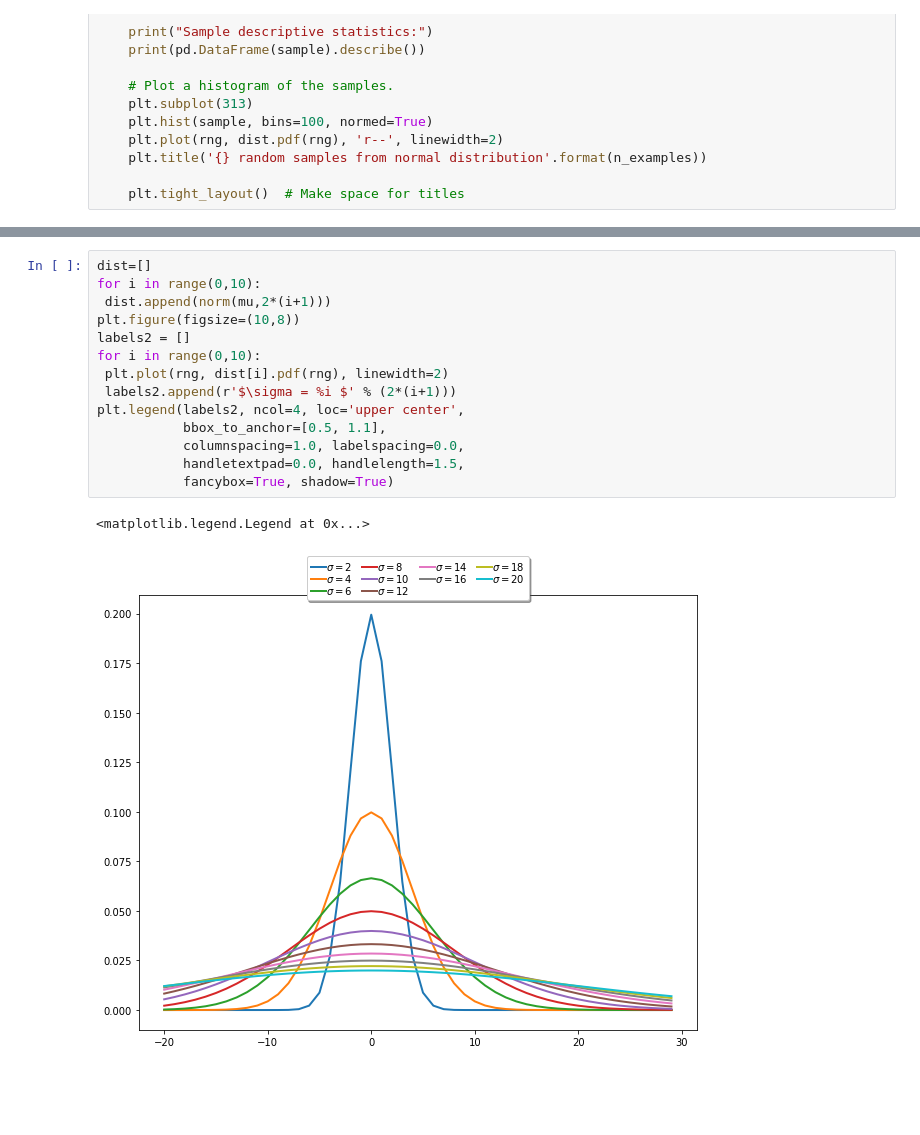
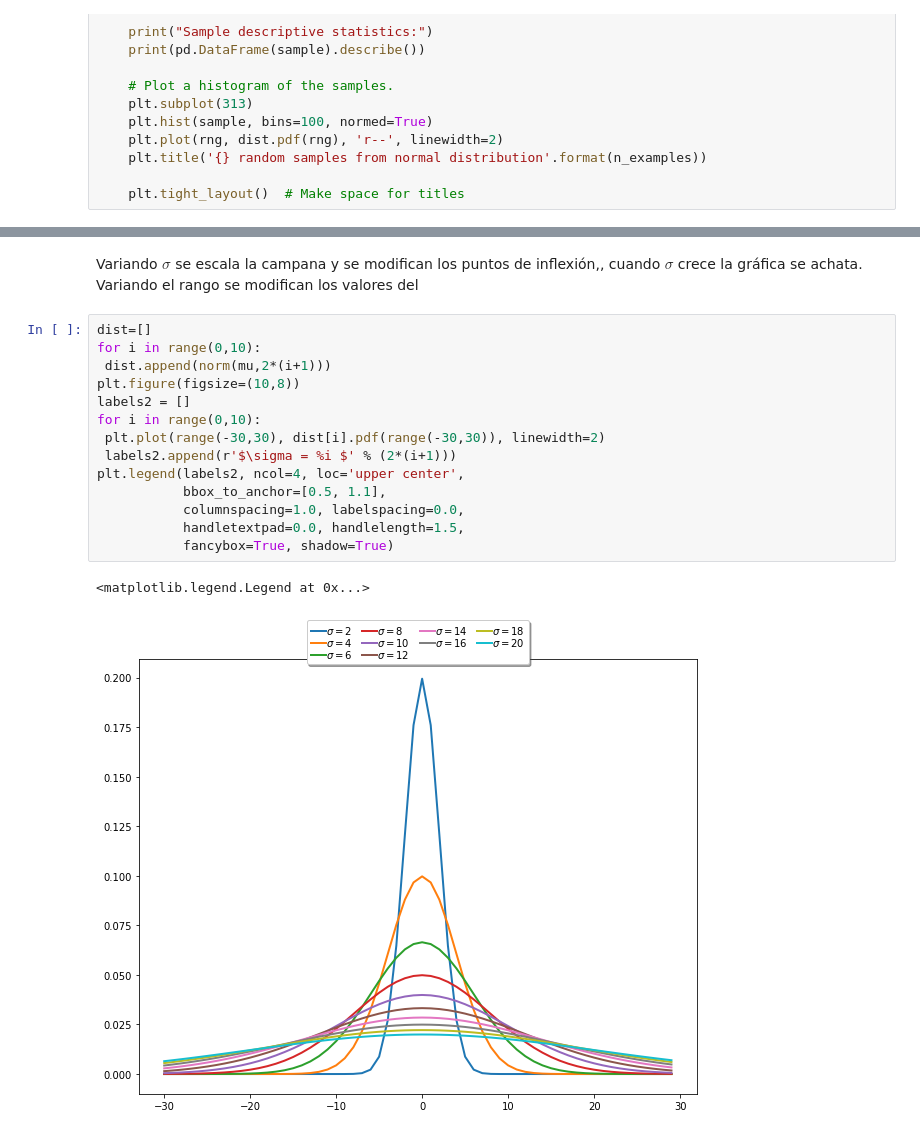
Before and after one commit to MaxAVF/DiplodatosVisualizacion, a Jupyter notebook: Tarea integradora - parte 2.ipynb, the cells around one changed output, grey strips where cells are left out. Drawn from its saved outputs; the diff is of its cells as text; blank space fills up the shorter version.

```diff
--- a/Tarea integradora - parte 2.ipynb
+++ b/Tarea integradora - parte 2.ipynb
@@ -144,17 +147,20 @@ plt.legend(labels, ncol=4, loc='upper center',
+# %% [markdown]
+Variando $\sigma$ se escala la campana y se modifican los puntos de inflexión,, cuando $\sigma$ crece la gráfica se achata.
+Variando el rango se modifican los valores del
 # %%
 dist=[]
 for i in range(0,10):
  dist.append(norm(mu,2*(i+1)))
 plt.figure(figsize=(10,8))
 labels2 = []
 for i in range(0,10):
- plt.plot(rng, dist[i].pdf(rng), linewidth=2)
+ plt.plot(range(-30,30), dist[i].pdf(range(-30,30)), linewidth=2)
  labels2.append(r'$\sigma = %i $' % (2*(i+1)))
 plt.legend(labels2, ncol=4, loc='upper center',
            bbox_to_anchor=[0.5, 1.1],
            columnspacing=1.0, labelspacing=0.0,
            handletextpad=0.0, handlelength=1.5,
            fancybox=True, shadow=True)
 # %% [output]
 <matplotlib.legend.Legend at 0x...>
-[figure, old version]
+[figure, new version]
```
Also changed, not shown: parts of 7 cells of this notebook, 1 other file.
